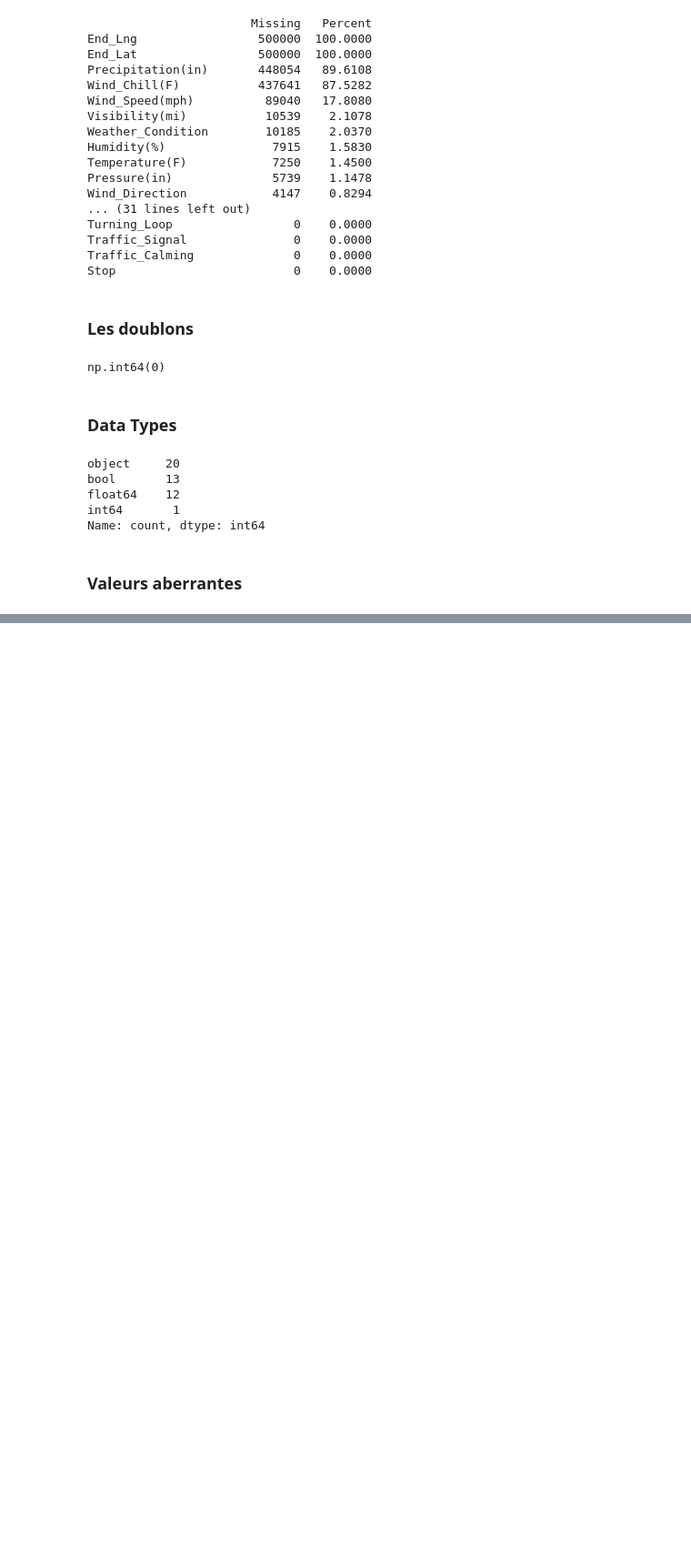
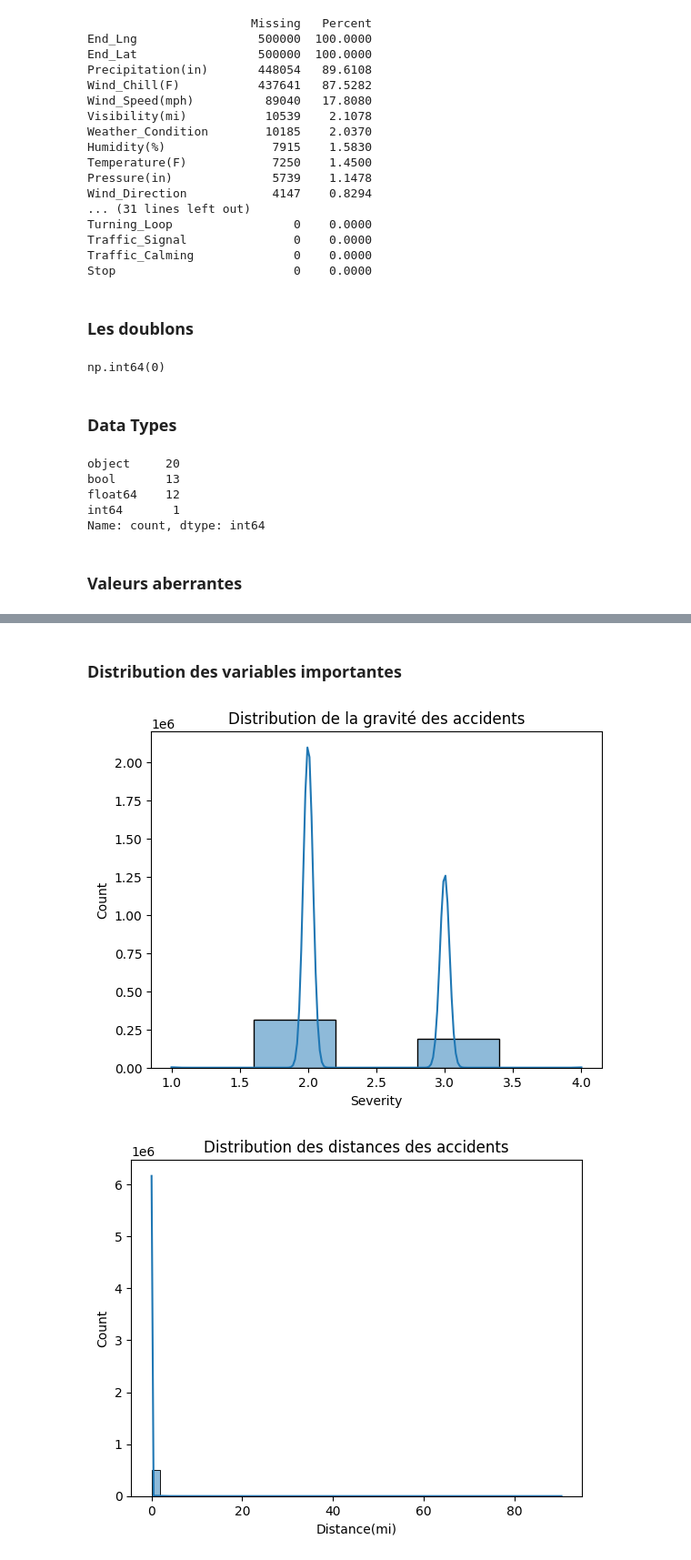
Before and after one commit to fatimazahraBe/Analyse-Statistique-Avanc-e-des-Accidents-de-la-Route-aux-tats-Unis, a Jupyter notebook: 01_EDA.ipynb, the cells around one changed output, grey strips where cells are left out. Shown at 91% size. Cells and saved outputs as stored; diff of their text form; code cells hidden in the pictures; blank space fills up the shorter version.

```diff
--- a/01_EDA.ipynb
+++ b/01_EDA.ipynb
@@ -127,0 +128,13 @@ Text(0.5, 1.0, 'Outliers Distance')
+# %% [markdown]
+### Distribution des variables importantes
+# %%
+sns.histplot(df['Severity'], bins=5, kde=True)
+plt.title("Distribution de la gravité des accidents")
+plt.show()
+
+sns.histplot(df['Distance(mi)'], bins=50, kde=True)
+plt.title("Distribution des distances des accidents")
+plt.show()
+# %% [output]
+[figure, added]
+[figure, added]
```
Also changed, not shown: parts of 3 cells of this notebook.
